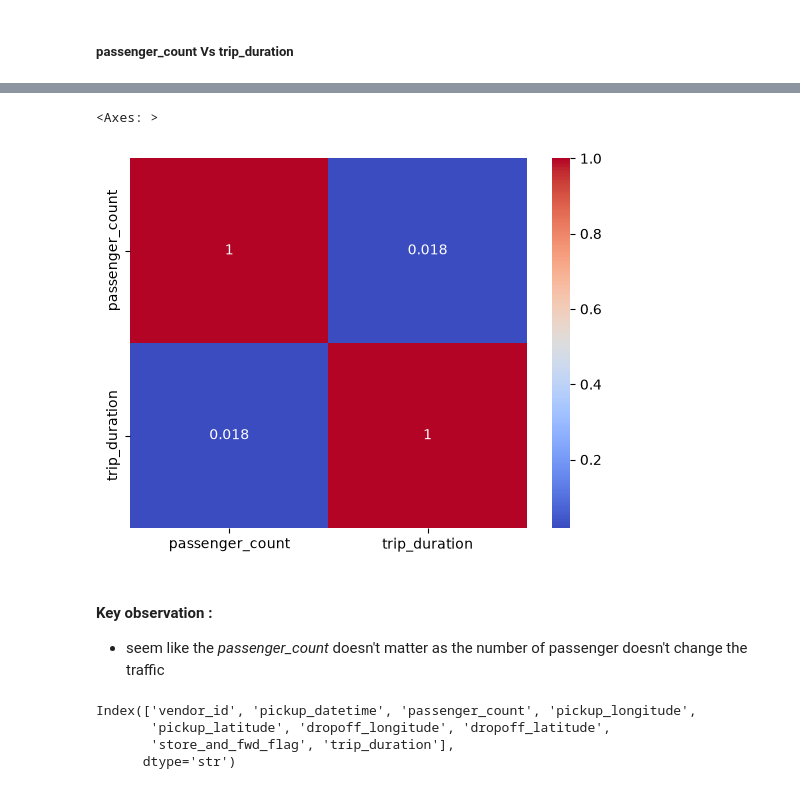
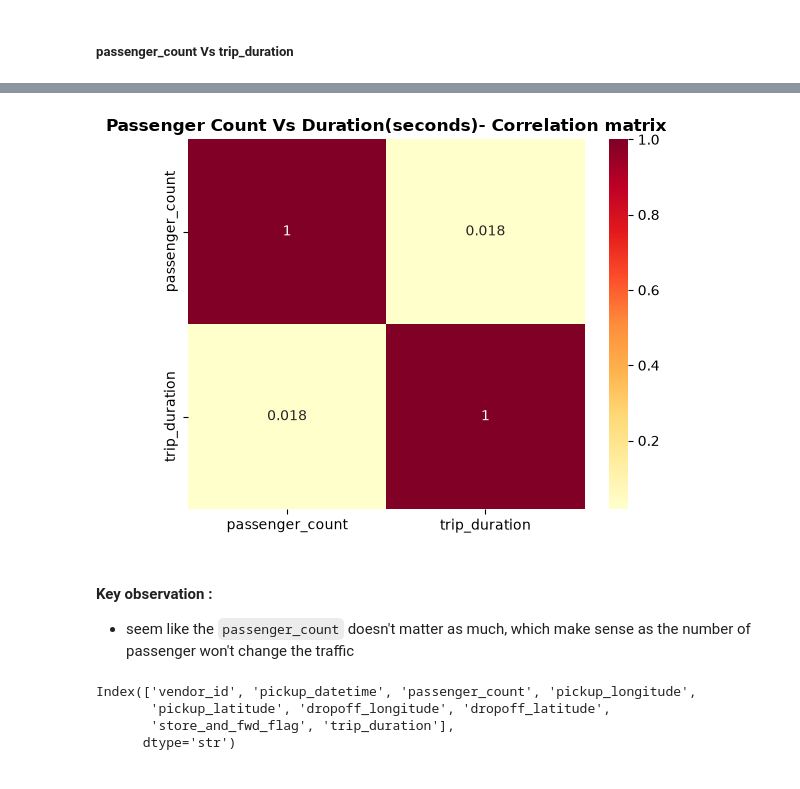
Before and after one commit to Abdelrhman-1213/NYC-taxi-trip-duration, a Jupyter notebook: notebooks/EDA_Training_Data.ipynb, the cells around one changed output, grey strips where cells are left out. Drawn from its saved outputs; the diff is of its cells as text; code cells hidden in the pictures.

```diff
--- a/notebooks/EDA_Training_Data.ipynb
+++ b/notebooks/EDA_Training_Data.ipynb
@@ -32,7 +32,7 @@ import matplotlib.pyplot as plt
 import seaborn as sns
 # %%
 
-df=pd.read_csv('D:/Python/ML/projects/1 project-nyc-taxi-trip-duration/data/raw/train.csv')
+df=pd.read_csv('D:/Python/ML/projects/nyc-taxi-trip-duration/data/train.csv')
 df.shape
 # %% [output]
 (1000000, 10)
@@ -293,13 +306,14 @@ sns.boxplot(x=df.passenger_count,y=df.trip_duration)
 # %%
 features=['passenger_count', 'trip_duration']
 cor=df[features].corr()
-sns.heatmap(cor,cmap='coolwarm',annot=True)
+sns.heatmap(cor,cmap='YlOrRd',annot=True)
+plt.title("Passenger Count Vs Duration(seconds)- Correlation matrix",fontweight='bold')
+plt.show()
 # %% [output]
-<Axes: >
-[figure, old version]
+[figure, new version]
 # %% [markdown]
 #### Key observation :
-- seem like the *passenger_count* doesn't matter as the number of passenger doesn't change the traffic
+- seem like the `passenger_count` doesn't matter as much, which make sense as  the number of passenger won't change the traffic
 # %%
 df.columns
 # %% [output]
```
Also changed, not shown: parts of 46 cells of this notebook, 5 other files.
